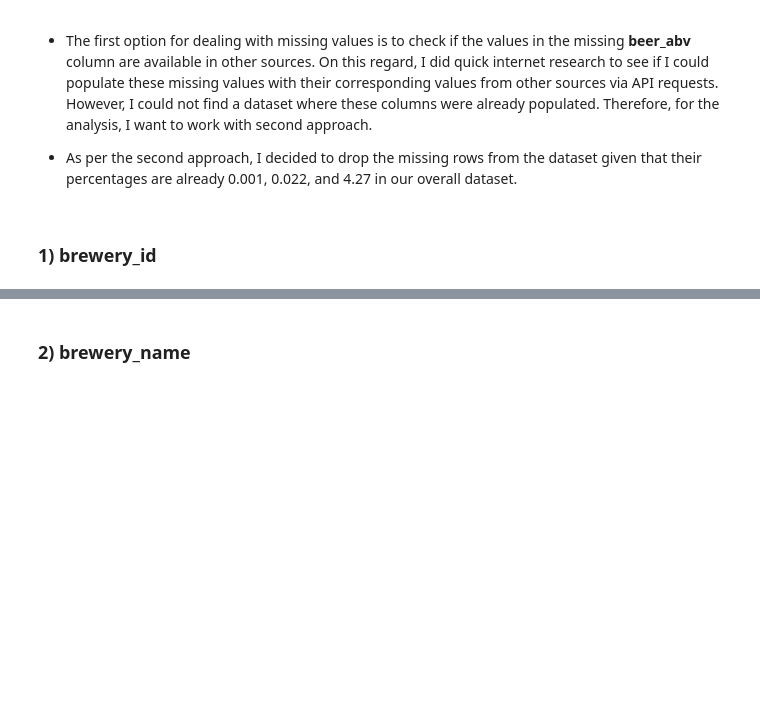
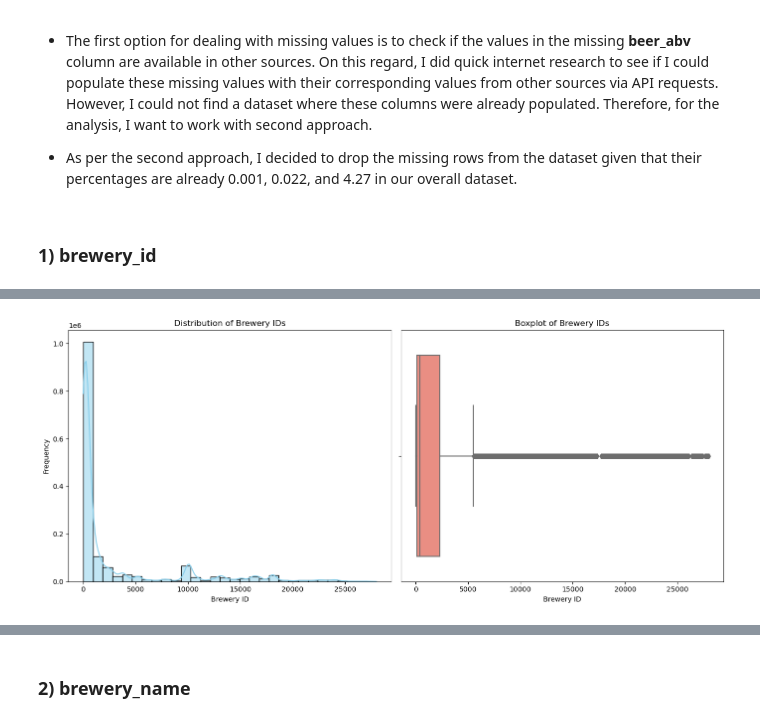
Before and after one commit to MEnesAkpinar/Beer_Advocate_Project, a Jupyter notebook: Beer_Advocate_Project.ipynb, the cells around one changed output, grey strips where cells are left out. Cells and saved outputs as stored; diff of their text form; code cells hidden in the pictures; blank space fills up the shorter version.

```diff
--- a/Beer_Advocate_Project.ipynb
+++ b/Beer_Advocate_Project.ipynb
@@ -247,0 +258,20 @@ dtype: int64
+# %%
+plt.figure(figsize=(14, 6))
+
+# Histogram
+plt.subplot(1, 2, 1)
+sns.histplot(df_review['brewery_id'], bins=30, kde=True, color='skyblue')
+plt.title("Distribution of Brewery IDs")
+plt.xlabel("Brewery ID")
+plt.ylabel("Frequency")
+
+# Boxplot
+plt.subplot(1, 2, 2)
+sns.boxplot(x=df_review['brewery_id'], color='salmon')
+plt.title("Boxplot of Brewery IDs")
+plt.xlabel("Brewery ID")
+
+plt.tight_layout()
+plt.show()
+# %% [output]
+[figure, added]
```
Also changed, not shown: parts of 14 cells of this notebook.
